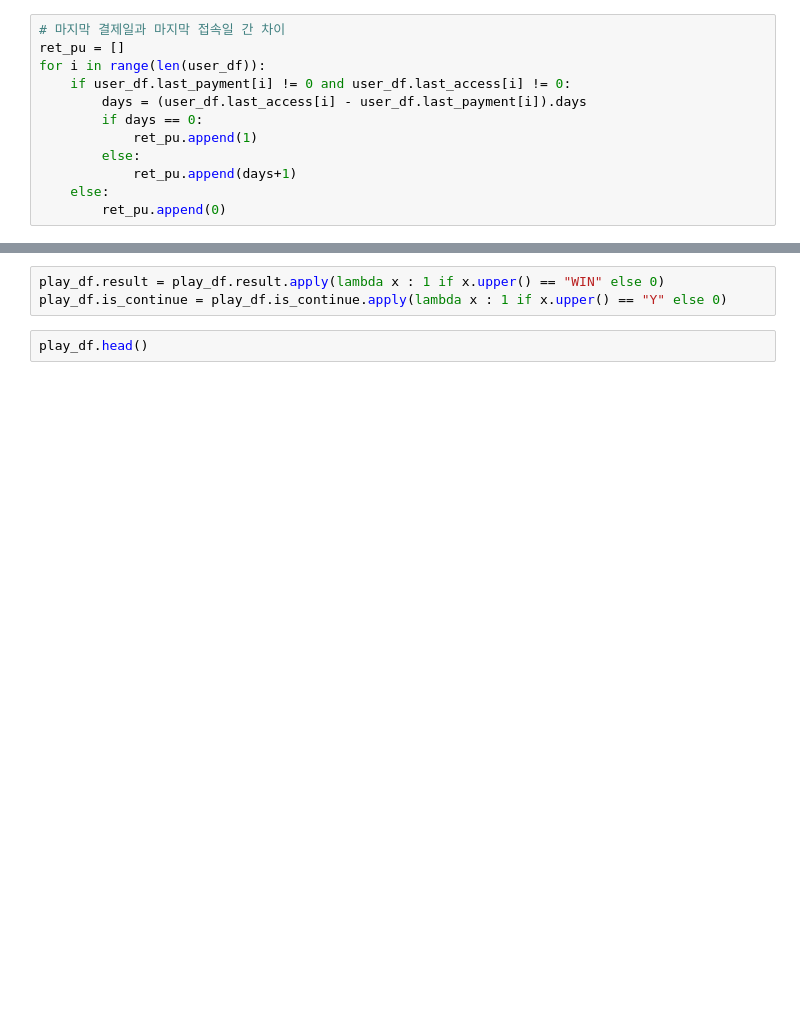
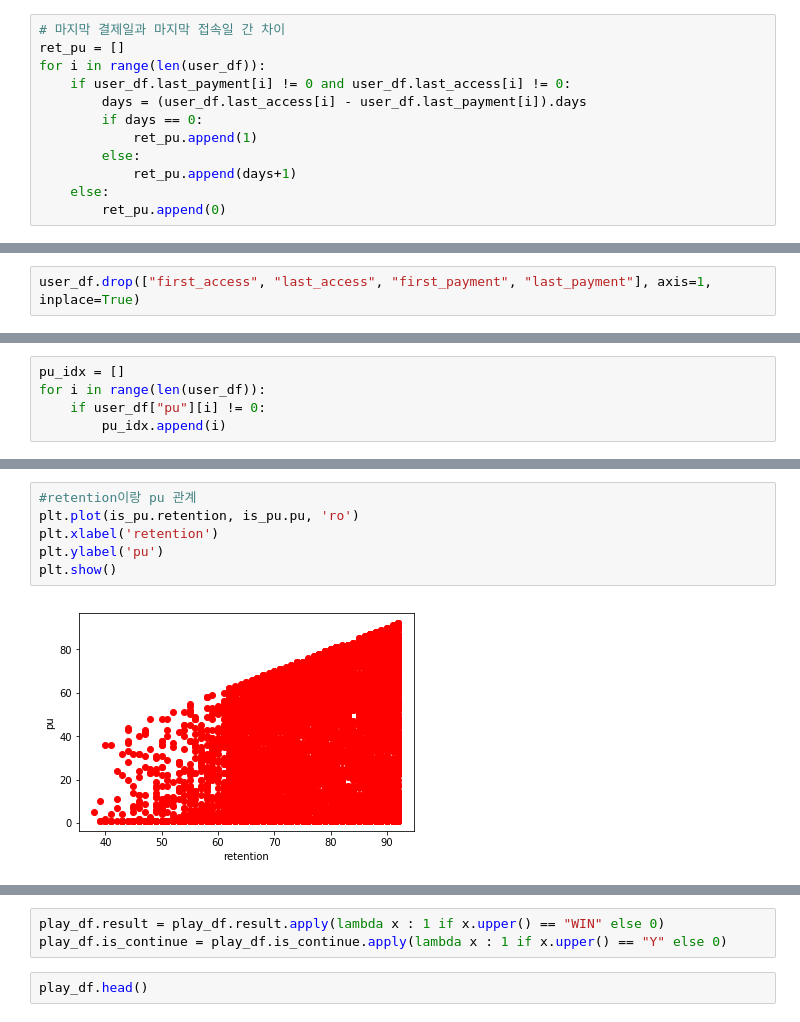
Before and after one commit to YeHoonJang/archive_for_everything, a Jupyter notebook: line/line_studio_assignment.ipynb, the cells around one changed output, grey strips where cells are left out. Saved outputs shown, nothing was run; the diff lists cells and outputs as text; blank space fills up the shorter version.

```diff
--- a/line/line_studio_assignment.ipynb
+++ b/line/line_studio_assignment.ipynb
@@ -170,0 +159,2 @@ user_df.head(15)
+# %%
+user_df.drop(["first_access", "last_access", "first_payment", "last_payment"], axis=1, inplace=True)
@@ -170,0 +174,5 @@ user_df.head(15)
+# %%
+pu_idx = []
+for i in range(len(user_df)):
+    if user_df["pu"][i] != 0:
+        pu_idx.append(i)
@@ -171,2 +189,10 @@ user_df.head(15)
+# %%
+#retention이랑 pu 관계
+plt.plot(is_pu.retention, is_pu.pu, 'ro')
+plt.xlabel('retention')
+plt.ylabel('pu')
+plt.show()
+# %% [output]
+[figure, added]
 # %%
 play_df = pd.read_csv("play.csv", encoding="cp949")
```
Also changed, not shown: parts of 72 cells of this notebook, 1 other file.
